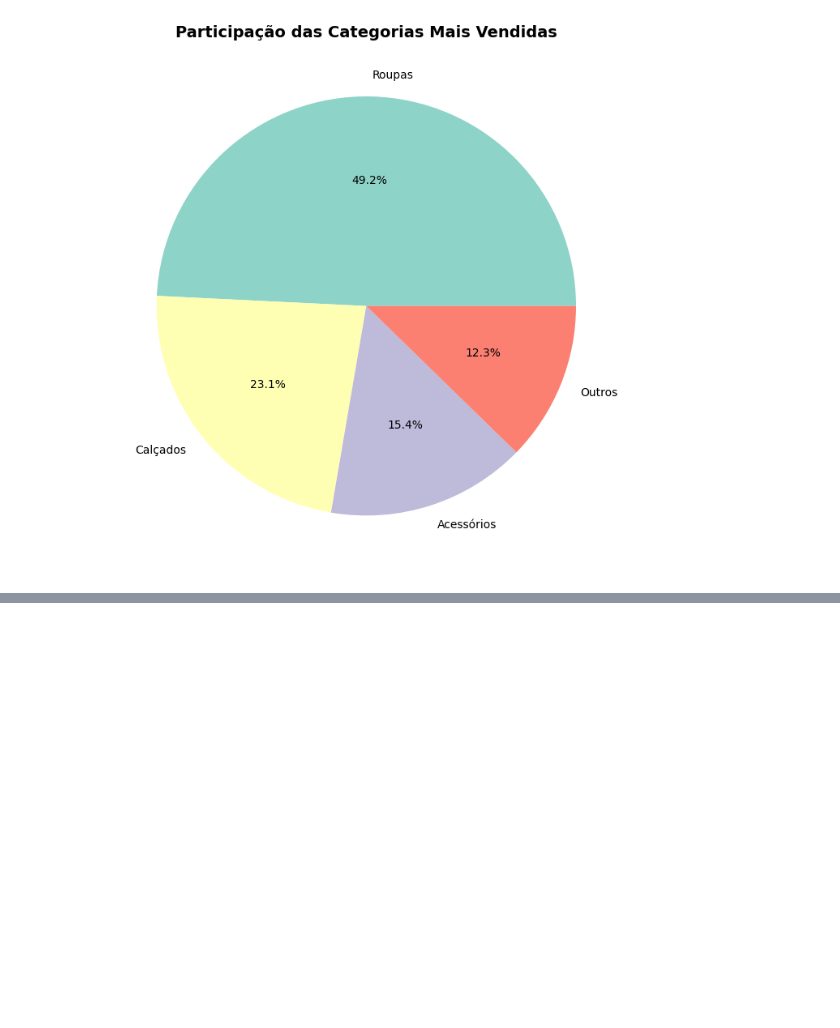
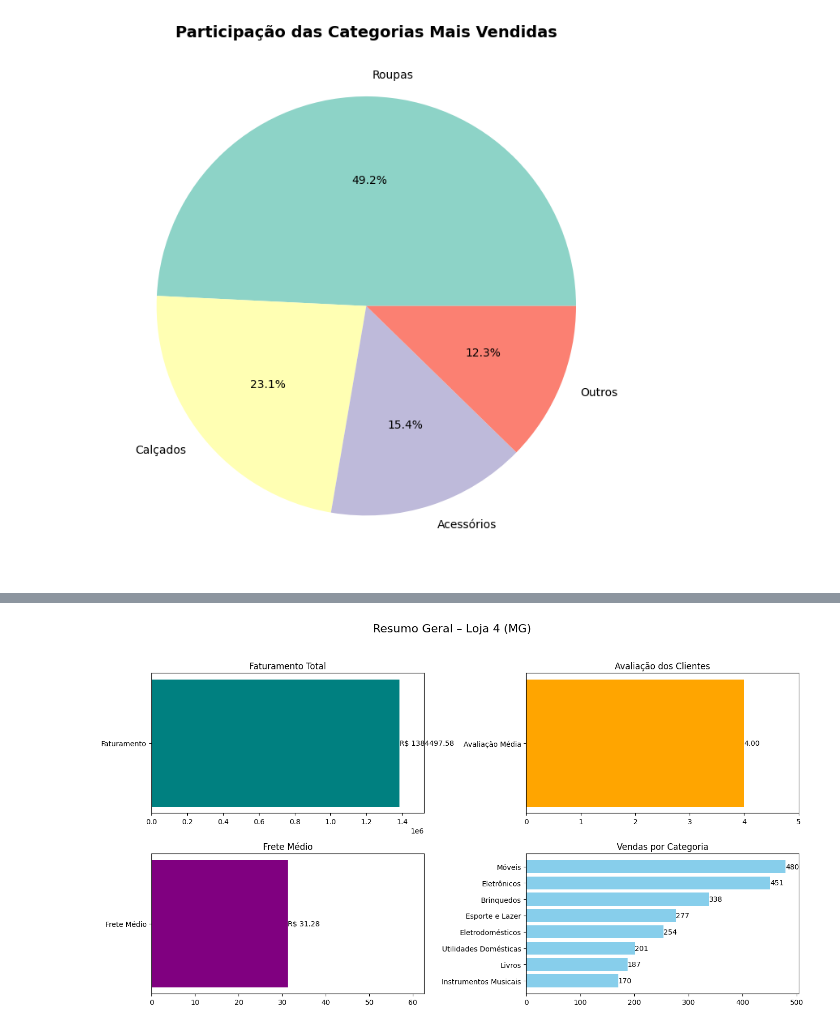
Before and after one commit to PalomaPaulaRibeiro/Challenge_Alura_Store_ProjectOne, a Jupyter notebook: AluraStoreBrPalomaRibeiro.ipynb, the cells around one changed output, grey strips where cells are left out. Saved outputs shown, nothing was run; the diff lists cells and outputs as text; code cells hidden in the pictures; blank space fills up the shorter version.

```diff
--- a/AluraStoreBrPalomaRibeiro.ipynb
+++ b/AluraStoreBrPalomaRibeiro.ipynb
@@ -478,0 +528,54 @@ Utilize os insights como guia de marketing e estoque.
+# %%
+# Grafico geral loja 4
+
+import matplotlib.pyplot as plt
+
+# Dados resumidos da Loja 4
+faturamento = 1384497.58
+avaliacao_media = 4.00
+frete_medio = 31.28
+vendas_por_categoria = {
+    'Móveis': 480,
+    'Eletrônicos': 451,
+    'Brinquedos': 338,
+    'Esporte e Lazer': 277,
+    'Eletrodomésticos': 254,
+    'Utilidades Domésticas': 201,
+    'Livros': 187,
+    'Instrumentos Musicais': 170
+}
+
+# Criando a figura com subplots
+fig, axs = plt.subplots(2, 2, figsize=(14, 8))
+fig.suptitle('Resumo Geral – Loja 4 (MG)', fontsize=16)
+
+# Subplot 1 – Faturamento
+axs[0, 0].barh(['Faturamento'], [faturamento], color='teal')
+axs[0, 0].set_title('Faturamento Total')
+axs[0, 0].set_xlim(0, faturamento * 1.1)
+axs[0, 0].bar_label(axs[0, 0].containers[0], fmt='R$ %.2f')
+
+# Subplot 2 – Avaliação Média
+axs[0, 1].barh(['Avaliação Média'], [avaliacao_media], color='orange')
+axs[0, 1].set_title('Avaliação dos Clientes')
+axs[0, 1].set_xlim(0, 5)
+axs[0, 1].bar_label(axs[0, 1].containers[0], fmt='%.2f')
+
+# Subplot 3 – Frete Médio
+axs[1, 0].barh(['Frete Médio'], [frete_medio], color='purple')
+axs[1, 0].set_title('Frete Médio')
+axs[1, 0].set_xlim(0, frete_medio * 2)
+axs[1, 0].bar_label(axs[1, 0].containers[0], fmt='R$ %.2f')
+
+# Subplot 4 – Vendas por Categoria
+categorias = list(vendas_por_categoria.keys())
+vendas = list(vendas_por_categoria.values())
+axs[1, 1].barh(categorias, vendas, color='skyblue')
+axs[1, 1].set_title('Vendas por Categoria')
+axs[1, 1].invert_yaxis()  # Categoria mais vendida no topo
+axs[1, 1].bar_label(axs[1, 1].containers[0])
+
+plt.tight_layout(rect=[0, 0.03, 1, 0.95])
+plt.show()
+# %% [output]
+[figure, added]
```
Also changed, not shown: parts of 2 cells of this notebook.
